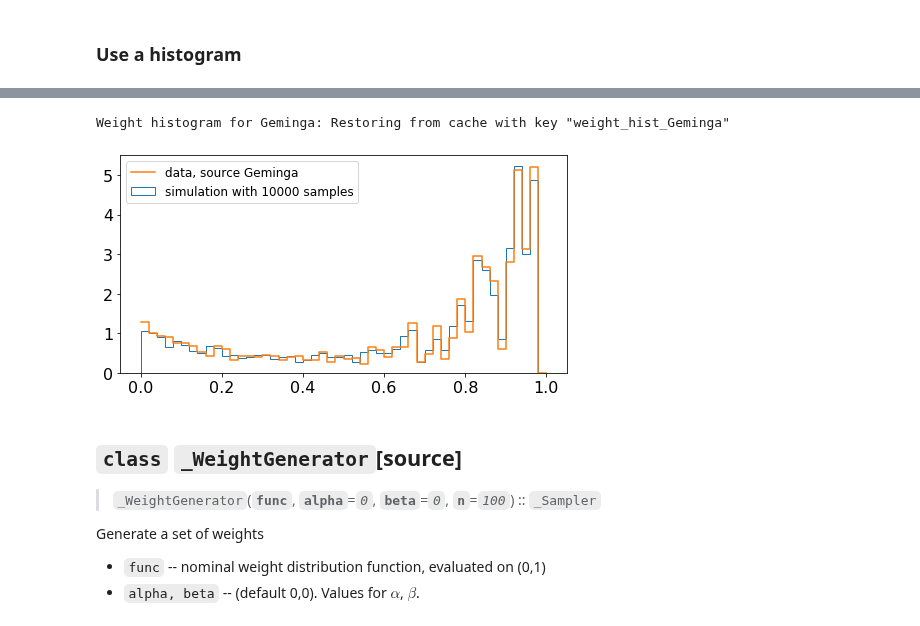
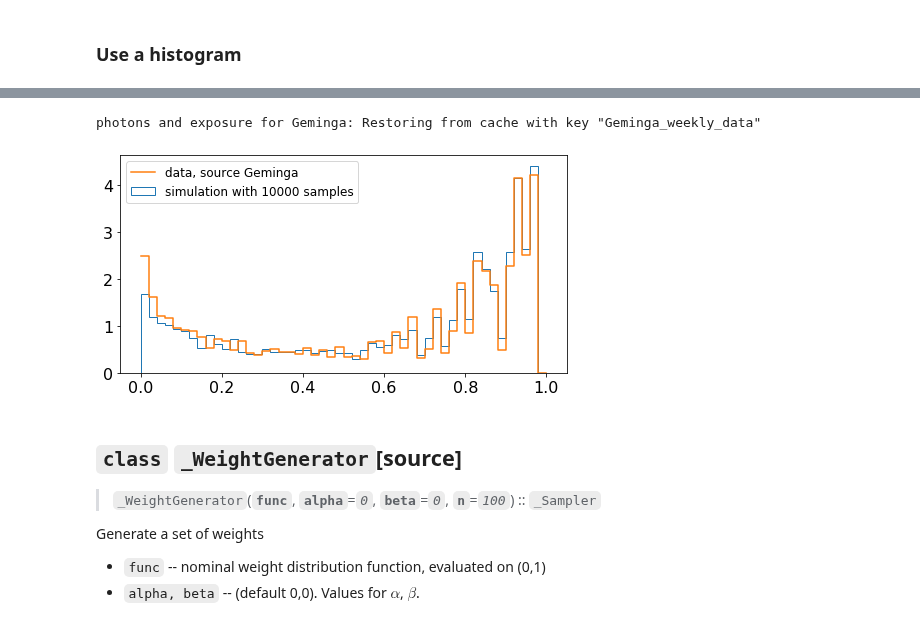
Before and after one commit to tburnett/wtlike, a Jupyter notebook: nbs/10_simulation.ipynb, the cells around one changed output, grey strips where cells are left out. Drawn from its saved outputs; the diff is of its cells as text; code cells hidden in the pictures.

```diff
--- a/nbs/10_simulation.ipynb
+++ b/nbs/10_simulation.ipynb
@@ -33,9 +36,9 @@ from wtlike.cells import *
 from wtlike.lightcurve import *
 from wtlike.weights import get_weight_hist
 # %%
-#export
+%nbdev_export
 import numbers
-from scipy.stats import uniform
+
 class _Sampler():
     """ Sample an arbitrary function or histogram
 
@@ -86,7 +89,7 @@ class _Sampler():
         """
         if self.deltafun: return np.full(size, self.deltafun)
 
-        return self._evaluate(uniform.rvs(size=size))
+        return self._evaluate(stats.uniform.rvs(size=size))
 # %%
 from wtlike.simulation import _WeightGenerator, _Sampler
 show_doc(_Sampler, title_level=2)
@@ -123,20 +148,21 @@ assert np.abs( test2[0]-test2[1] ) < 1e-1, f'Not almost equal: {test2}'
 # %%
 #
 from wtlike.weights import *
-config = Config()
+config = Config(data_folder='/home/burnett/weekly', verbose=2)
 if config.valid:
     plt.rc('font', size=16)
     source = PointSource('Geminga')
-    h = get_weight_hist(config, source)
+    photon_data = SourceData(config, source)
+    h = photon_data.weight_histogram()
     sf = _Sampler(h)
     data = sf(10000)
     fig,ax = plt.subplots(figsize=(8,4))
     ax.hist(data, np.linspace(0,1, len(h)+1), density=True,
             label=f'simulation with {len(data)} samples');
     ax.step( np.linspace(0,1, len(h)+1) , np.concatenate([[h[0]], h])/np.sum(h)*len(h),
            label=f'data, source {source.name}');
     ax.legend(prop=dict(size=12));
 # %% [output]
-Weight histogram for Geminga: Restoring from cache with key "weight_hist_Geminga"
+photons and exposure for Geminga: Restoring from cache with key "Geminga_weekly_data"
-[figure, old version]
+[figure, new version]
 # %%
```
Also changed, not shown: parts of 20 cells of this notebook, 15 other files.
